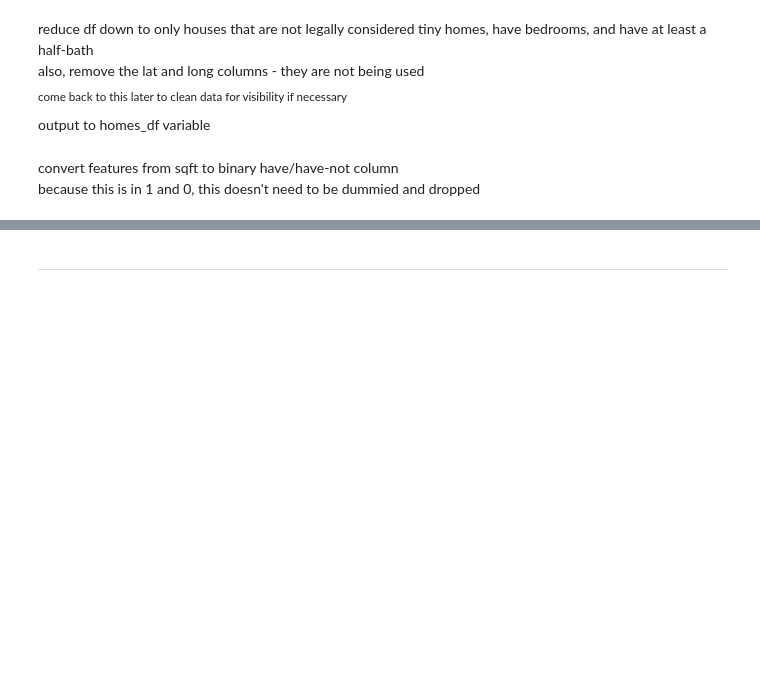
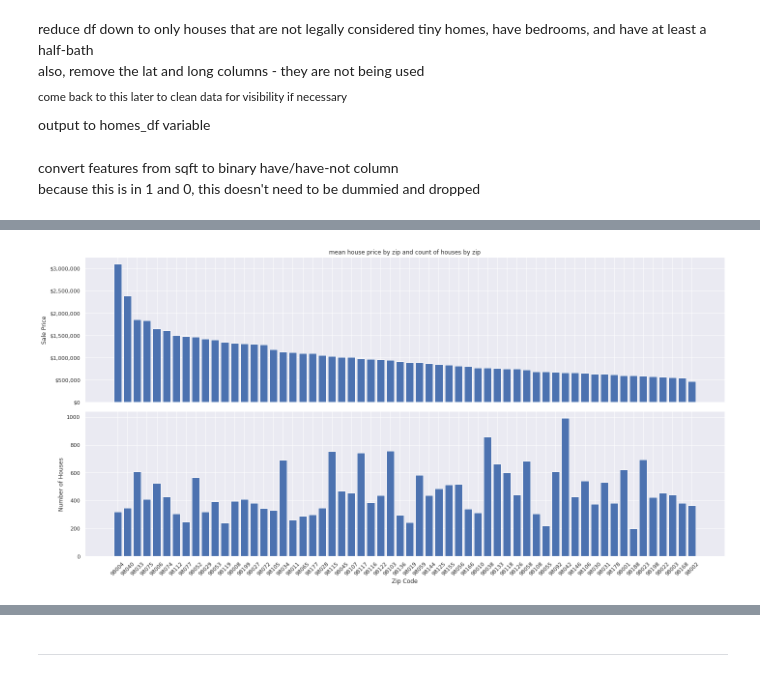
Before and after one commit to ParkedHampster/Modeled_Homes-Phase_2, a Jupyter notebook: individual_notebooks/jd.ipynb, the cells around one changed output, grey strips where cells are left out. Cells and saved outputs as stored; diff of their text form; code cells hidden in the pictures; blank space fills up the shorter version.

```diff
--- a/individual_notebooks/jd.ipynb
+++ b/individual_notebooks/jd.ipynb
@@ -93,0 +386,3 @@ kc_only.head()
+# %%
+zip_200 = zip_by_price_mean[zip_by_price_mean['count'] >= 200]
+zip_200
@@ -93,0 +407,24 @@ kc_only.head()
+# %%
+fig, ax = plt.subplots(2,1, sharex=True, figsize=(20,10))
+
+y=[zip_200['price'],zip_200['count']]
+x = zip_200['zip']
+ax[0].bar(x=x, height=y[0])
+ax[1].bar(x=x, height=y[1])
+
+ax[0].set(
+    title='mean house price by zip and count of houses by zip',
+    ylabel='Sale Price'
+)
+ax[1].set(
+    ylabel='Number of Houses',
+    xlabel='Zip Code',
+)
+
+dollar_format = mtick.StrMethodFormatter('${x:,.0f}')
+ax[0].yaxis.set_major_formatter(dollar_format)
+plt.xticks(rotation=45)
+plt.tight_layout()
+'';
+# %% [output]
+[figure, added]
```
Also changed, not shown: parts of 26 cells of this notebook, 1 other file.
